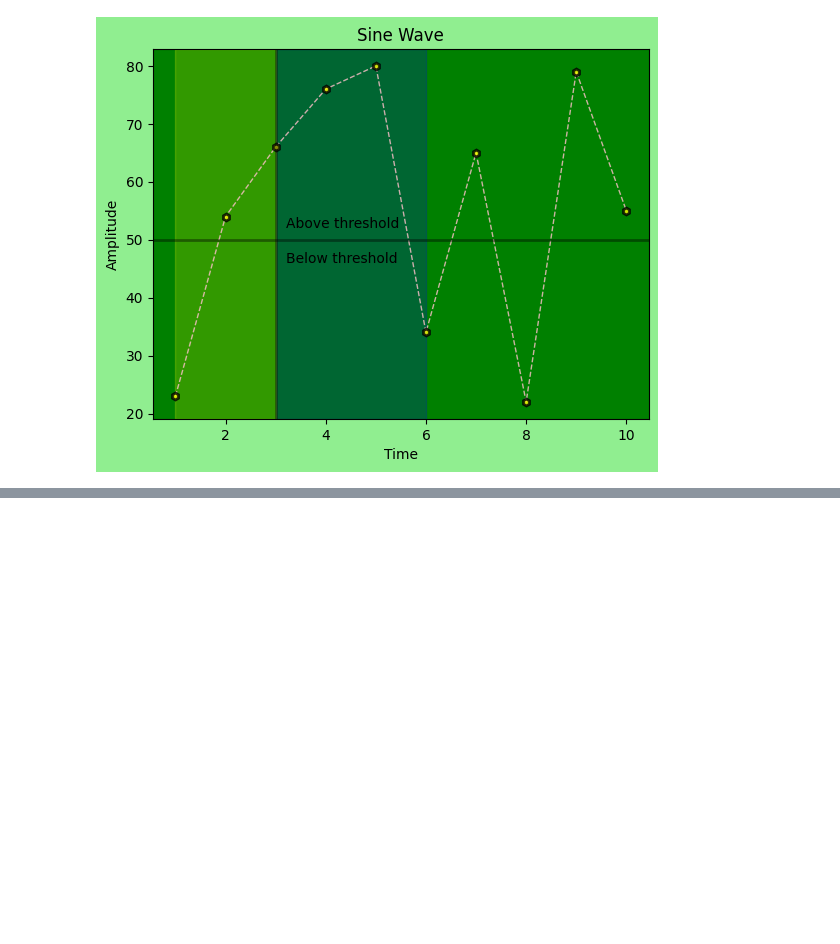
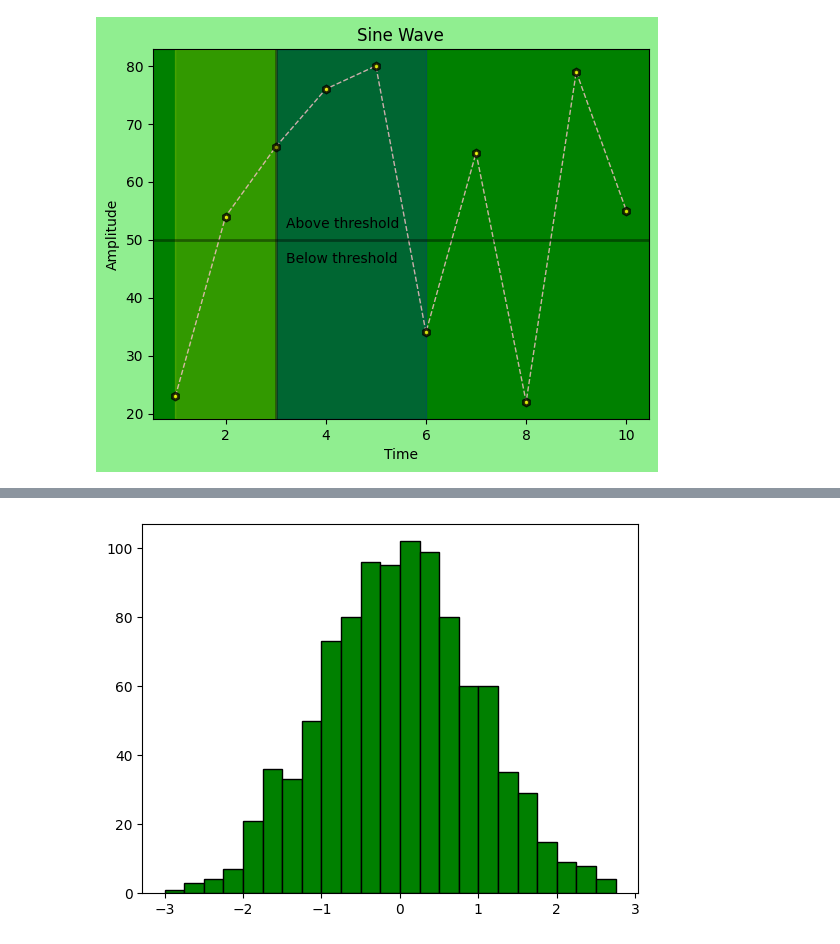
Before and after one commit to Mustufaa/Data-science, a Jupyter notebook: numpy.ipynb, the cells around one changed output, grey strips where cells are left out. Drawn from its saved outputs; the diff is of its cells as text; code cells hidden in the pictures; blank space fills up the shorter version.

Commit message:
visualization

```diff
--- a/numpy.ipynb
+++ b/numpy.ipynb
@@ -489,0 +518,7 @@ Text(0.5, 1.0, 'Scatter Plot')
+# %%
+x=np.random.normal(size=1000)
+#plt.hist(x, bins=([-3,-2,-1,0,1,2,3]))
+plt.hist(x, bins=np.arange(-3,3,.25), edgecolor='black',facecolor='green')
+plt.show()
+# %% [output]
+[figure, added]
```
Also changed, not shown: parts of 38 cells of this notebook, 1 other file.
